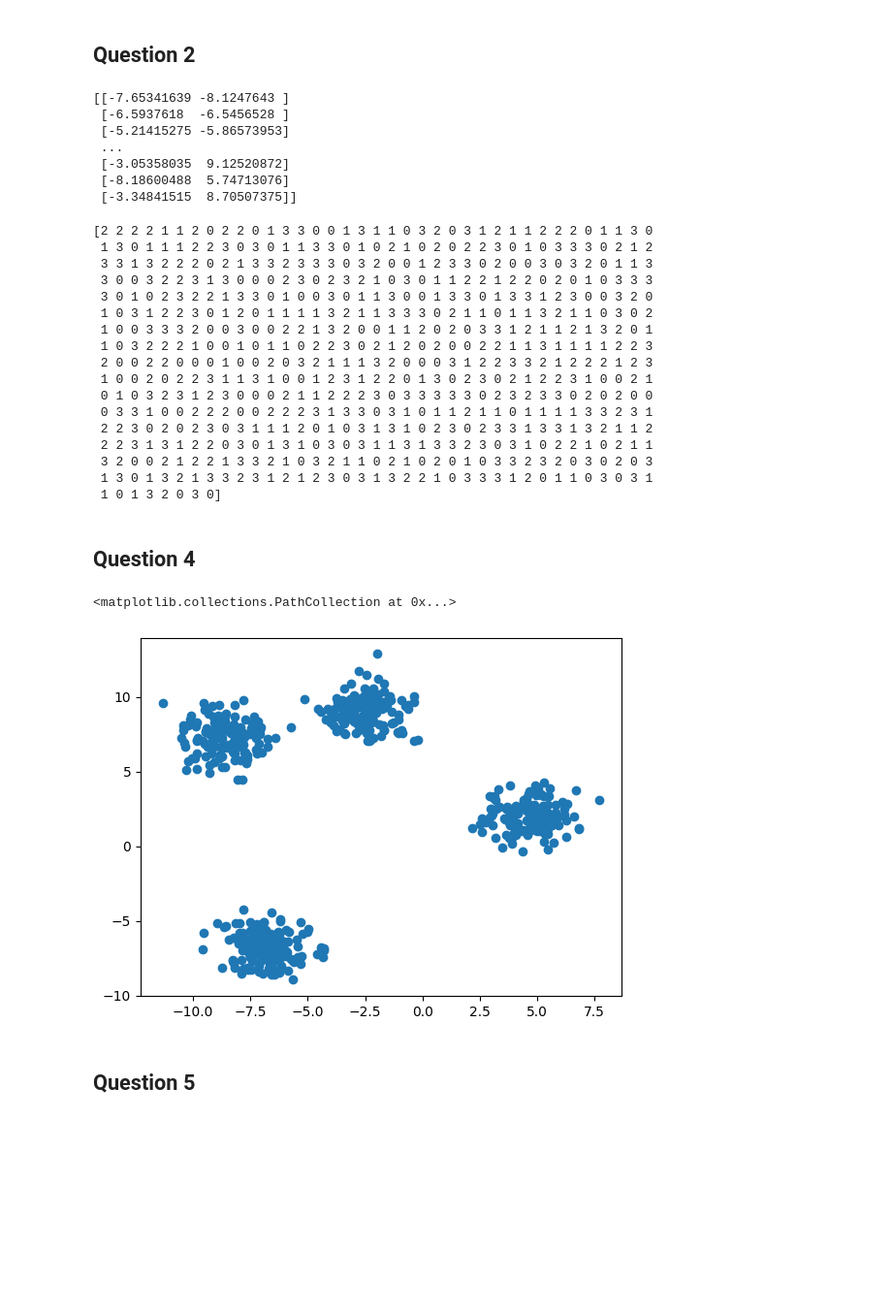
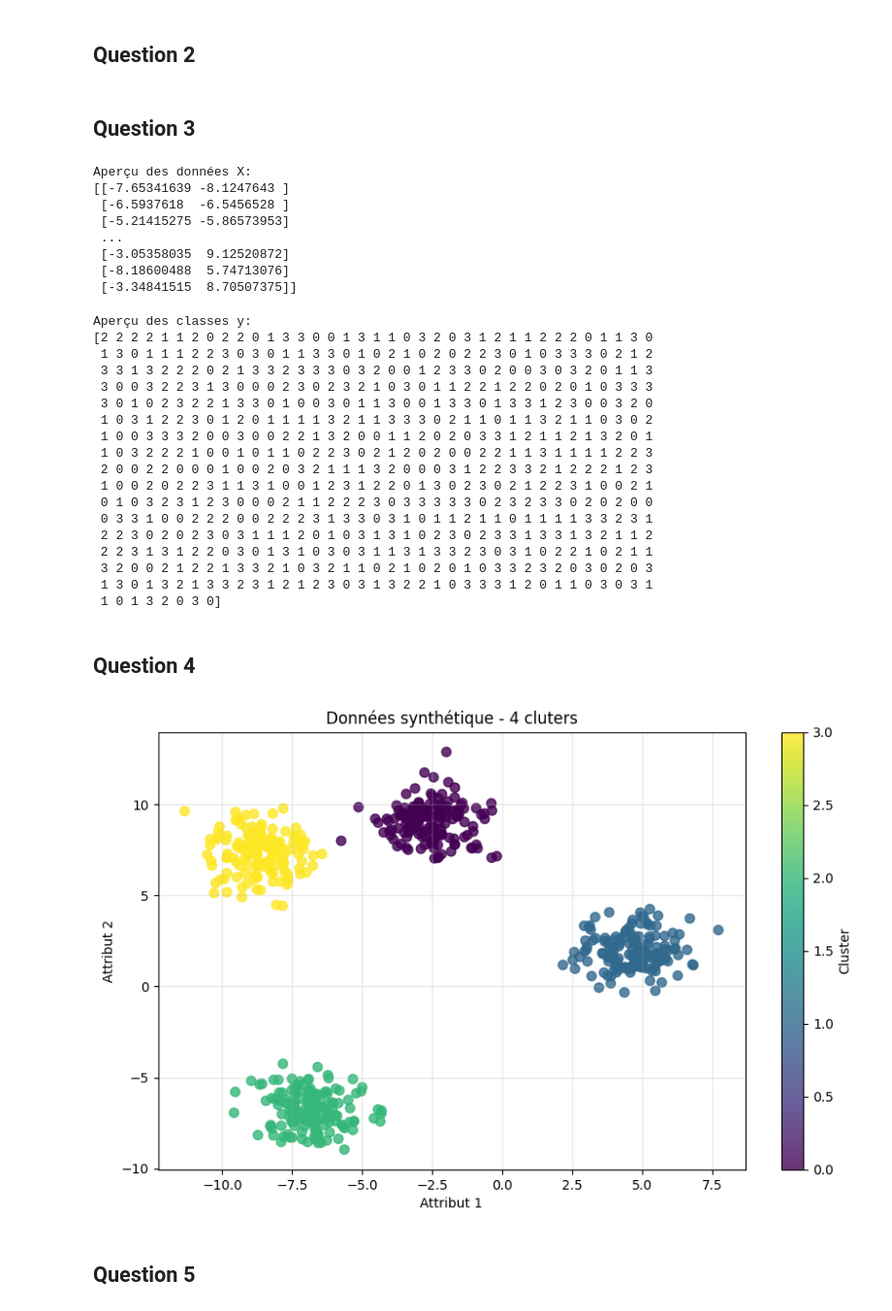
Before and after one commit to HananFA/kmeans_tp, a Jupyter notebook: exercice1.ipynb, the cells around one changed output. Shown at 97% size. Drawn from its saved outputs; the diff is of its cells as text; code cells hidden in the pictures; blank space fills up the shorter version.

```diff
--- a/exercice1.ipynb
+++ b/exercice1.ipynb
@@ -22,6 +22,10 @@ x,y=make_blobs(
+# %% [markdown]
+## Question 3
 # %%
+print("Aperçu des données X:")
 print(x)
 # %% [output]
+Aperçu des données X:
 [[-7.65341639 -8.1247643 ]
  [-6.5937618  -6.5456528 ]
  [-5.21415275 -5.86573953]
@@ -30,8 +34,10 @@ print(x)
  [-8.18600488  5.74713076]
  [-3.34841515  8.70507375]]
 # %%
+print("\nAperçu des classes y:")
 print(y)
 # %% [output]
+Aperçu des classes y:
 [2 2 2 2 1 1 2 0 2 2 0 1 3 3 0 0 1 3 1 1 0 3 2 0 3 1 2 1 1 2 2 2 0 1 1 3 0
  1 3 0 1 1 1 2 2 3 0 3 0 1 1 3 3 0 1 0 2 1 0 2 0 2 2 3 0 1 0 3 3 3 0 2 1 2
  3 3 1 3 2 2 2 0 2 1 3 3 2 3 3 3 0 3 2 0 0 1 2 3 3 0 2 0 0 3 0 3 2 0 1 1 3
@@ -52,10 +58,16 @@ print(y)
 # %% [markdown]
 ## Question 4
 # %%
-plt.scatter(x[:, 0], x[:, 1])
+plt.figure(figsize=(10,6))
+plt.scatter(x[:, 0], x[:, 1],c=y,cmap='viridis',s=50,alpha=0.8)
+plt.title('Données synthétique - 4 cluters')
+plt.xlabel('Attribut 1')
+plt.ylabel('Attribut 2')
+plt.colorbar(label='Cluster')
+plt.grid(True, alpha=0.3)
+plt.show()
 # %% [output]
-<matplotlib.collections.PathCollection at 0x...>
-[figure, old version]
+[figure, new version]
 # %% [markdown]
 ## Question 5
 # %%
```
Also changed, not shown: parts of 18 cells of this notebook.
